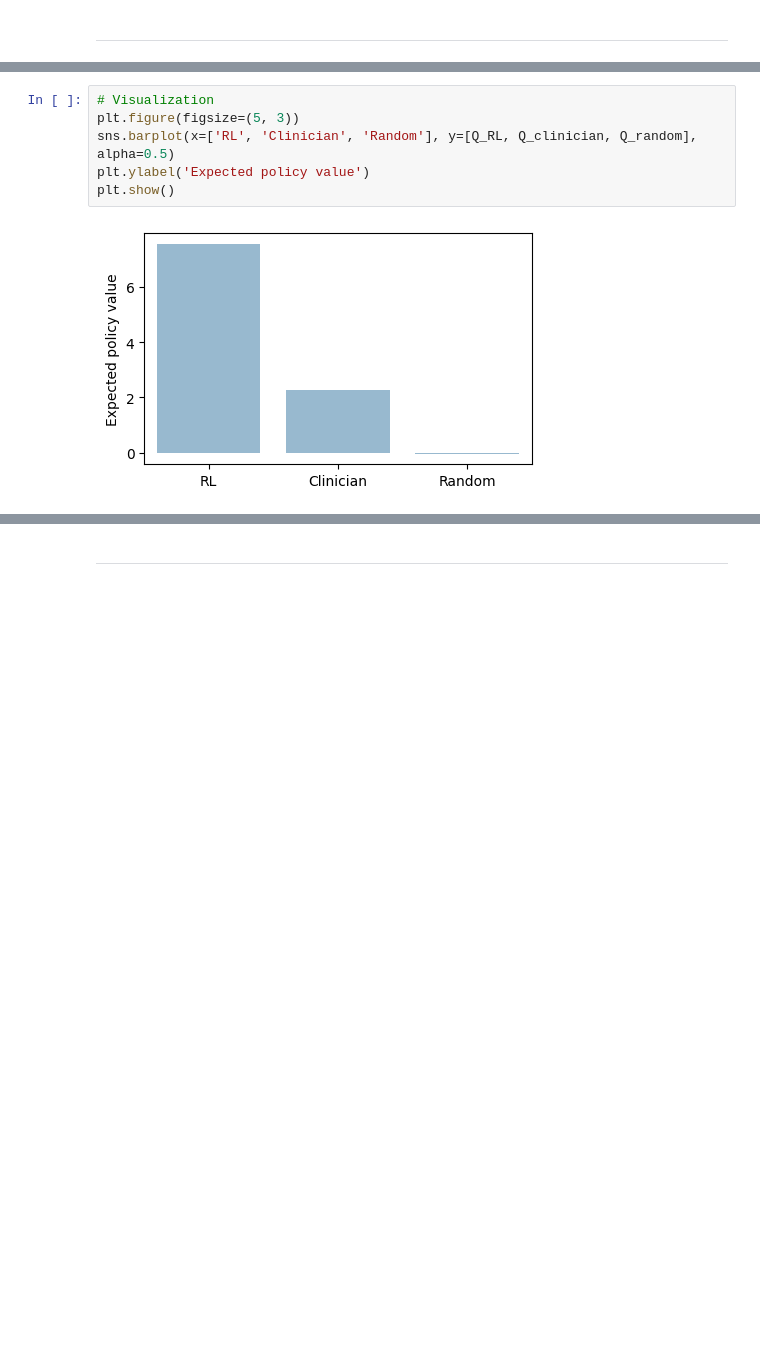
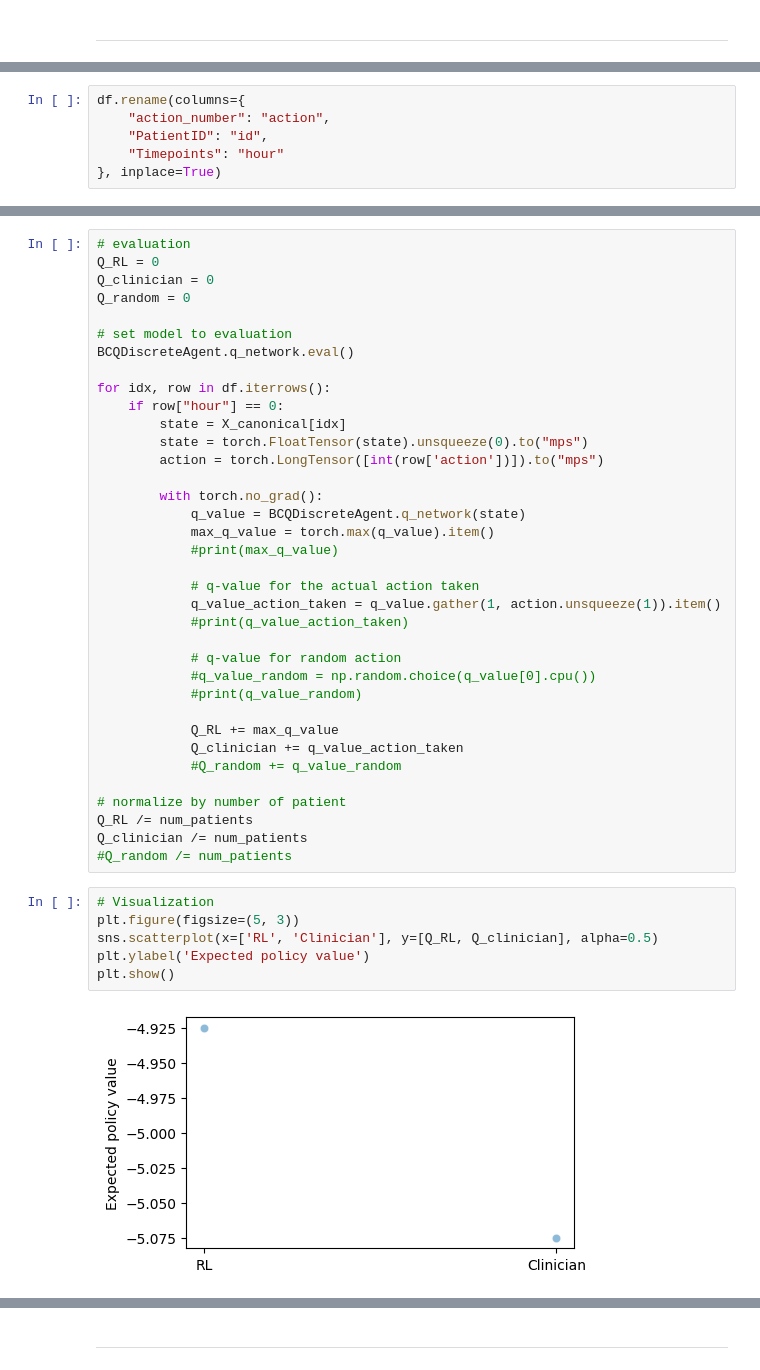
Before and after one commit to RuoqingEvelineWang/CS5446, a Jupyter notebook: notebooks/Clare-Hypotension.ipynb, the cells around one changed output, grey strips where cells are left out. Cells and saved outputs as stored; diff of their text form; blank space fills up the shorter version.

```diff
--- a/notebooks/Clare-Hypotension.ipynb
+++ b/notebooks/Clare-Hypotension.ipynb
@@ -468,0 +518,6 @@ Q_random /= num_patients
+# %%
+df.rename(columns={
+    "action_number": "action",
+    "PatientID": "id",
+    "Timepoints": "hour"
+}, inplace=True)
@@ -469,10 +566,46 @@ Q_random /= num_patients
+# %%
+# evaluation
+Q_RL = 0
+Q_clinician = 0
+Q_random = 0
+
+# set model to evaluation
+BCQDiscreteAgent.q_network.eval()
+
+for idx, row in df.iterrows():
+    if row["hour"] == 0:
+        state = X_canonical[idx]
+        state = torch.FloatTensor(state).unsqueeze(0).to("mps")
+        action = torch.LongTensor([int(row['action'])]).to("mps")
+
+        with torch.no_grad():
+            q_value = BCQDiscreteAgent.q_network(state)
+            max_q_value = torch.max(q_value).item()
+            #print(max_q_value)
+
+            # q-value for the actual action taken
+            q_value_action_taken = q_value.gather(1, action.unsqueeze(1)).item()
+            #print(q_value_action_taken)
+
+            # q-value for random action
+            #q_value_random = np.random.choice(q_value[0].cpu())
+            #print(q_value_random)
+
+            Q_RL += max_q_value
+            Q_clinician += q_value_action_taken
+            #Q_random += q_value_random
+
+# normalize by number of patient
+Q_RL /= num_patients
+Q_clinician /= num_patients
+#Q_random /= num_patients
 # %%
 # Visualization
 plt.figure(figsize=(5, 3))
-sns.barplot(x=['RL', 'Clinician', 'Random'], y=[Q_RL, Q_clinician, Q_random], alpha=0.5)
+sns.scatterplot(x=['RL', 'Clinician'], y=[Q_RL, Q_clinician], alpha=0.5)
 plt.ylabel('Expected policy value')
 plt.show()
 # %% [output]
-[figure, old version]
+[figure, new version]
 # %%
 df_boxplot_RF = df[['MAP']]
```
Also changed, not shown: parts of 15 cells of this notebook.
